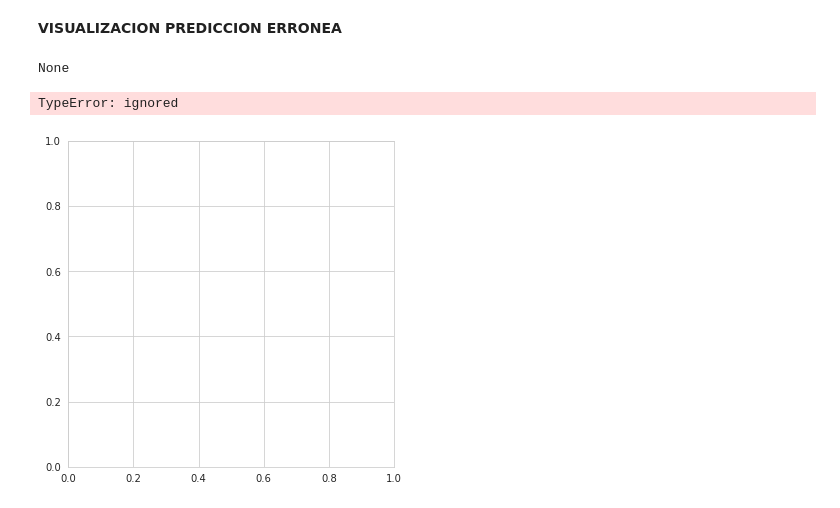
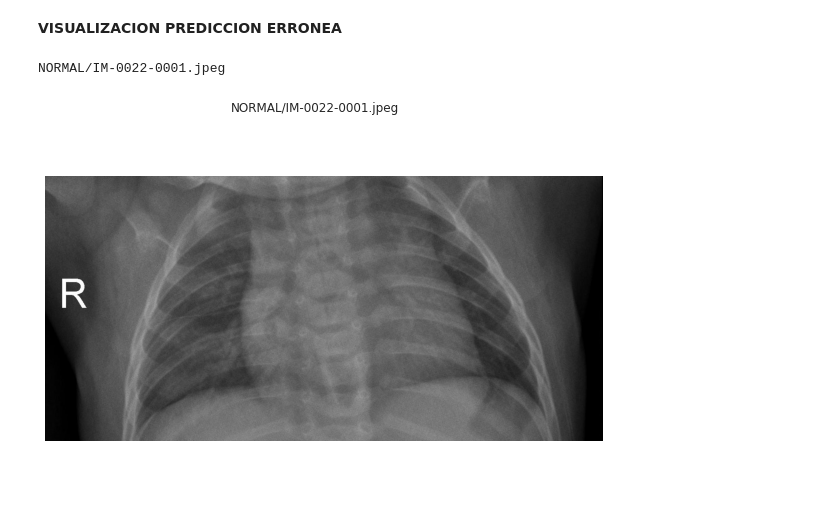
Before and after one commit to Albertogalred/Data-Science, a Jupyter notebook: NeumoX.ipynb, the cells around one changed output. Cells and saved outputs as stored; diff of their text form; code cells hidden in the pictures; blank space fills up the shorter version.

```diff
--- a/NeumoX.ipynb
+++ b/NeumoX.ipynb
@@ -361,15 +361,14 @@ pre[:30]
 # %%
 N=16
 pre["filename"][N]
+print(pre["filename"][N])
 import cv2
 f,ax = plt.subplots(1,1,figsize=(10,6))
-im = cv2.imread('../content/chestX/test/'+pre["filename"][N])
-print(im)
+im = cv2.imread('../content/NeumoX/test/'+pre["filename"][N])
 ax.imshow(im)
 ax.axis('off')
 f.suptitle(pre["filename"][N])
 plt.show()
 # %% [output]
-None
+NORMAL/IM-0022-0001.jpeg
-TypeError: ignored
-[figure, old version]
+[figure, new version]
```
Also changed, not shown: parts of 12 cells of this notebook.
